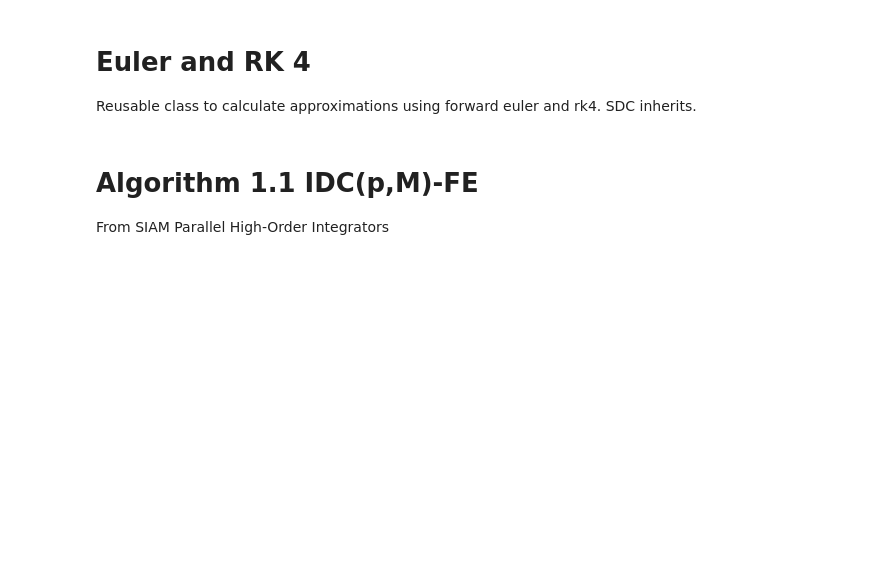
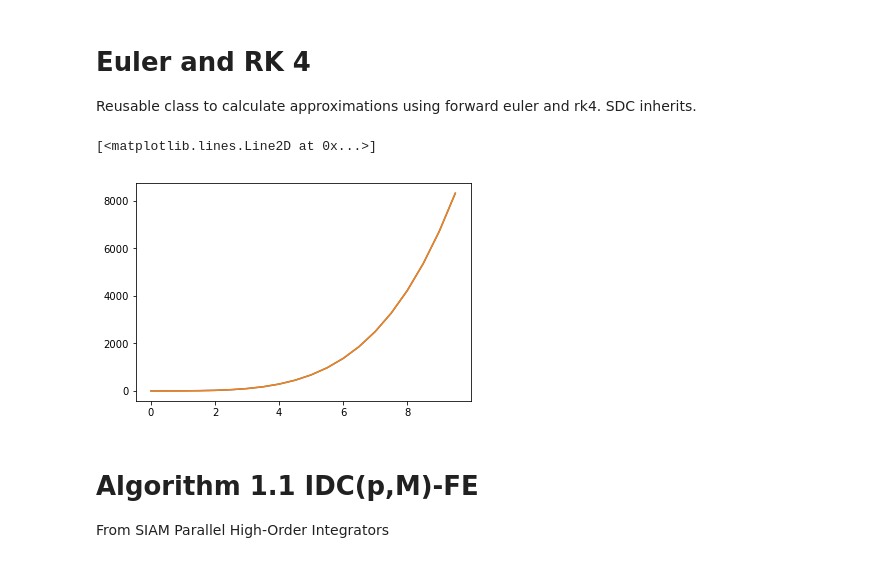
Before and after one commit to turbulencelover/time-integration-solvers, a Jupyter notebook: SolversPY.ipynb, the cells around one changed output. Cells and saved outputs as stored; diff of their text form; code cells hidden in the pictures; blank space fills up the shorter version.

```diff
--- a/SolversPY.ipynb
+++ b/SolversPY.ipynb
@@ -23,28 +32,25 @@ class Schemes:
 
     def prep_preds(scheme):
         def wrapper(self):
-            n = self.vector_field(self.ics, self.times[0]).size
-            x = np.zeros(((self.times).size, n))
-            x[0,:] = self.ics
-            self.soln = scheme(self,x).flatten()
+            n = self.times.size
+            x = np.zeros(n)
+            x[0] = self.ics
+            self.soln = scheme(self,x)
             return self.times, self.soln
         return wrapper
 
     @prep_preds
     def euler(self, x):
         for k, t in enumerate(self.times[:-1]):
-            x[k+1,:] = x[k,:]+self.h*self.vector_field(x[k,:],t)
+            x[k+1] = x[k]+self.h*self.vector_field(t,x[k])
         return x
 
     @prep_preds
     def rk4(self, x):
         for k, t in enumerate(self.times[:-1]):
-            f1 = self.vector_field(x[k,:],t)
-            f2 = self.vector_field(x[k,:]+0.5*self.h*f1,t+0.5*self.h)
-            f3 = self.vector_field(x[k,:]+0.5*self.h*f2,t+0.5*self.h)
-            f4 = self.vector_field(x[k,:]+self.h*f3,t+self.h)
-            x[k+1,:] = x[k,:]+self.h/6*(f1+2*f2+2*f3+f4)
+            f1 = self.vector_field(t,x[k])
+            f2 = self.vector_field(t+0.5*self.h, x[k]+0.5*self.h*f1)
+            f3 = self.vector_field(t+0.5*self.h, x[k]+0.5*self.h*f2)
+            f4 = self.vector_field(t+self.h, x[k]+self.h*f3)
+            x[k+1] = x[k]+self.h/6*(f1+2*f2+2*f3+f4)
         return x
-
-    def __str__(self):
-        return np.dstack((self.times, self.soln))
@@ -58,3 +57,15 @@ y_pred = SchemesPy(v_field=dy_dt,
+# %%
+times, y_pred = Schemes(v_field=dy_dt,
+                   start=0,
+                   stop=10,
+                   h=0.5,
+                   init_conditions=y0).rk4()
+
+plt.plot(times, y_pred)
+plt.plot(times, [y(t) for t in times])
+# %% [output]
+[<matplotlib.lines.Line2D at 0x...>]
+[figure, added]
 # %% [markdown]
 # Algorithm 1.1 IDC(p,M)-FE
 From SIAM Parallel High-Order Integrators
```
Also changed, not shown: parts of 15 cells of this notebook.
